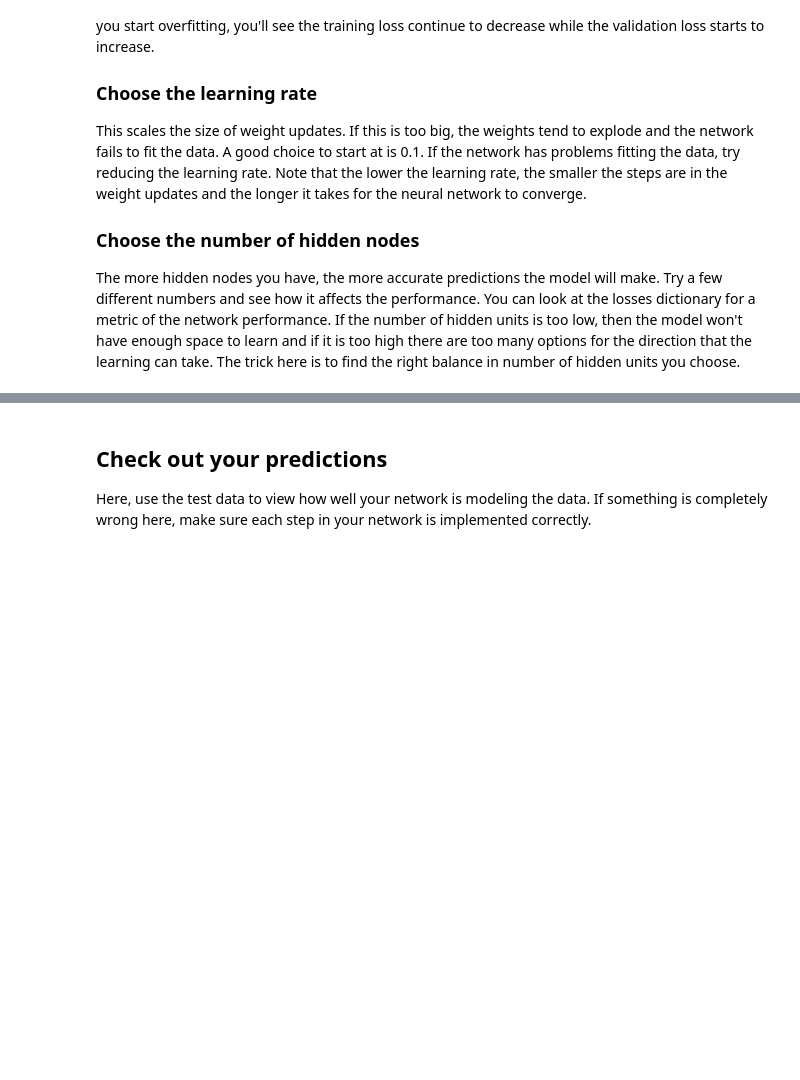
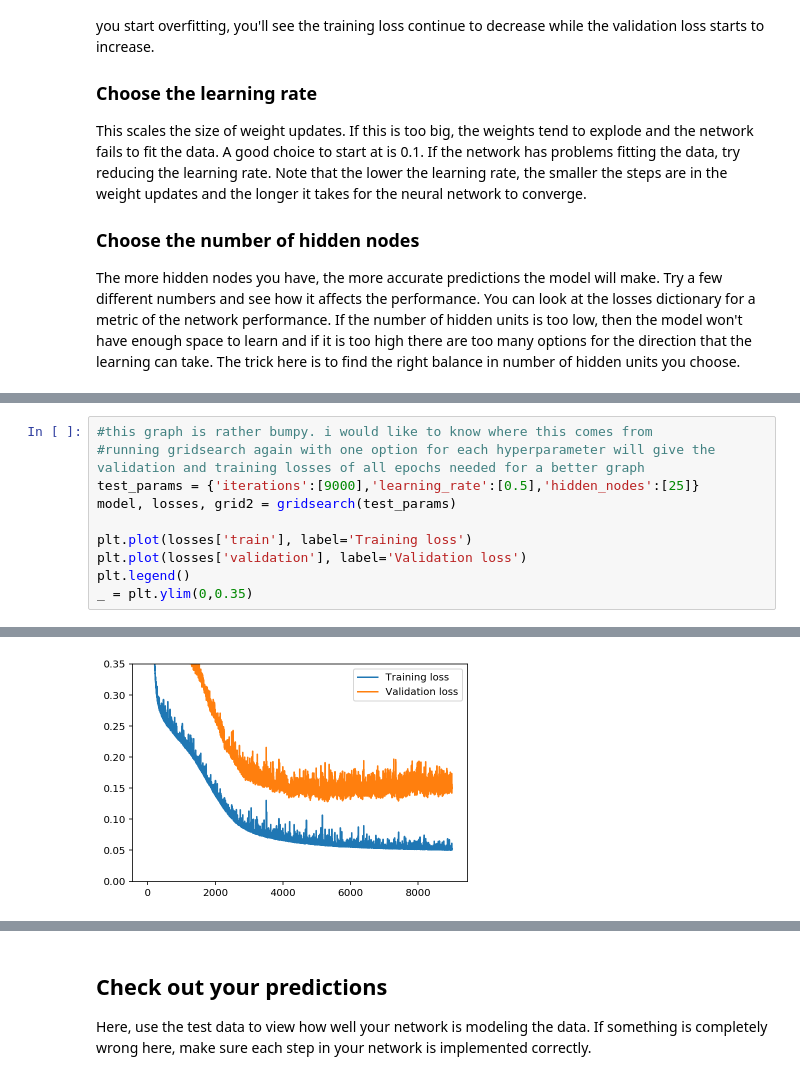
Before and after one commit to elsclarysse/dlnd-neural-net, a Jupyter notebook: DLND Your first neural network.ipynb, the cells around one changed output, grey strips where cells are left out. Drawn from its saved outputs; the diff is of its cells as text; blank space fills up the shorter version.

Commit message:
Second submit: improved hyperparameter tuning

```diff
--- a/DLND Your first neural network.ipynb
+++ b/DLND Your first neural network.ipynb
@@ -360,0 +461,11 @@ _ = plt.ylim()
+# %%
+#this graph is rather bumpy. i would like to know where this comes from
+#running gridsearch again with one option for each hyperparameter will give the validation and training losses of all epochs needed for a better graph
+test_params = {'iterations':[9000],'learning_rate':[0.5],'hidden_nodes':[25]}
+model, losses, grid2 = gridsearch(test_params)
+
+plt.plot(losses['train'], label='Training loss')
+plt.plot(losses['validation'], label='Validation loss')
+plt.legend()
+_ = plt.ylim(0,0.35)
+# %% [output]
@@ -360,0 +473 @@ _ = plt.ylim()
+[figure, added]
```
Also changed, not shown: parts of 22 cells of this notebook, 2 other files.
